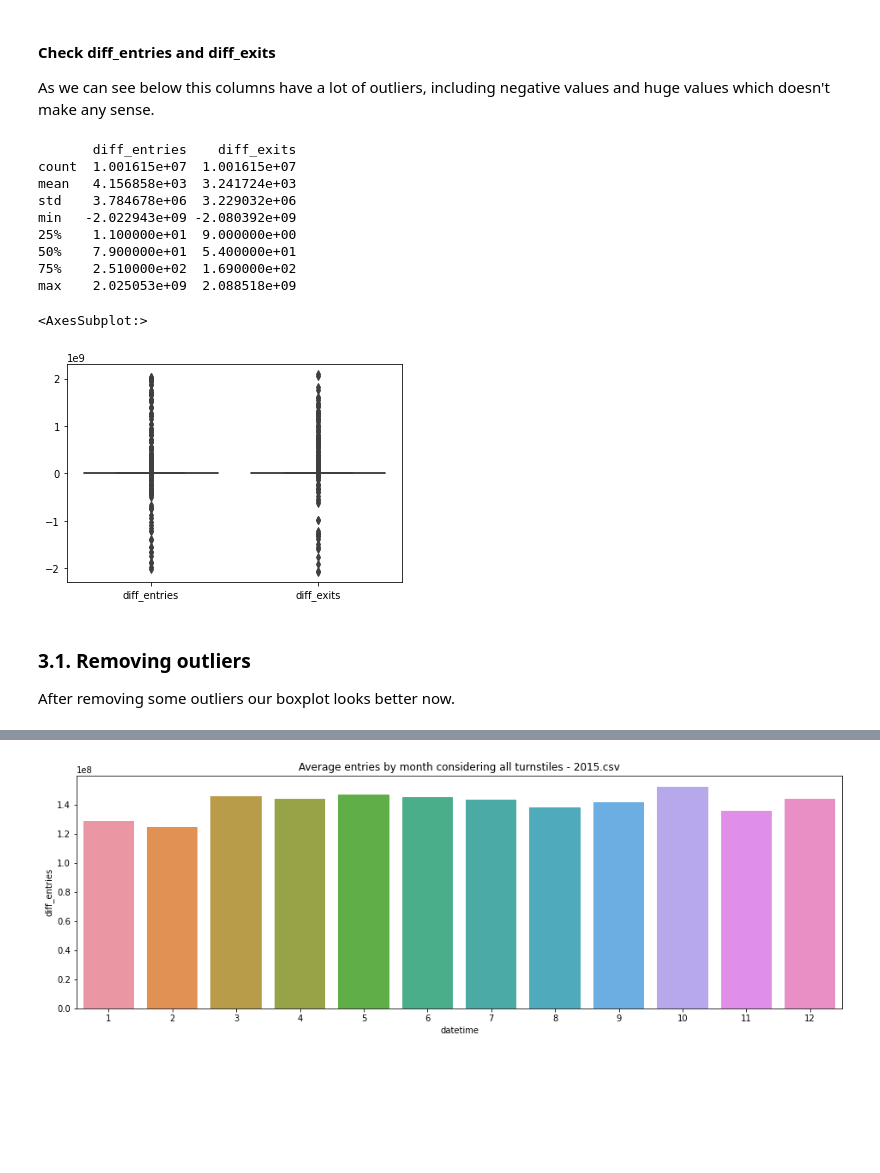
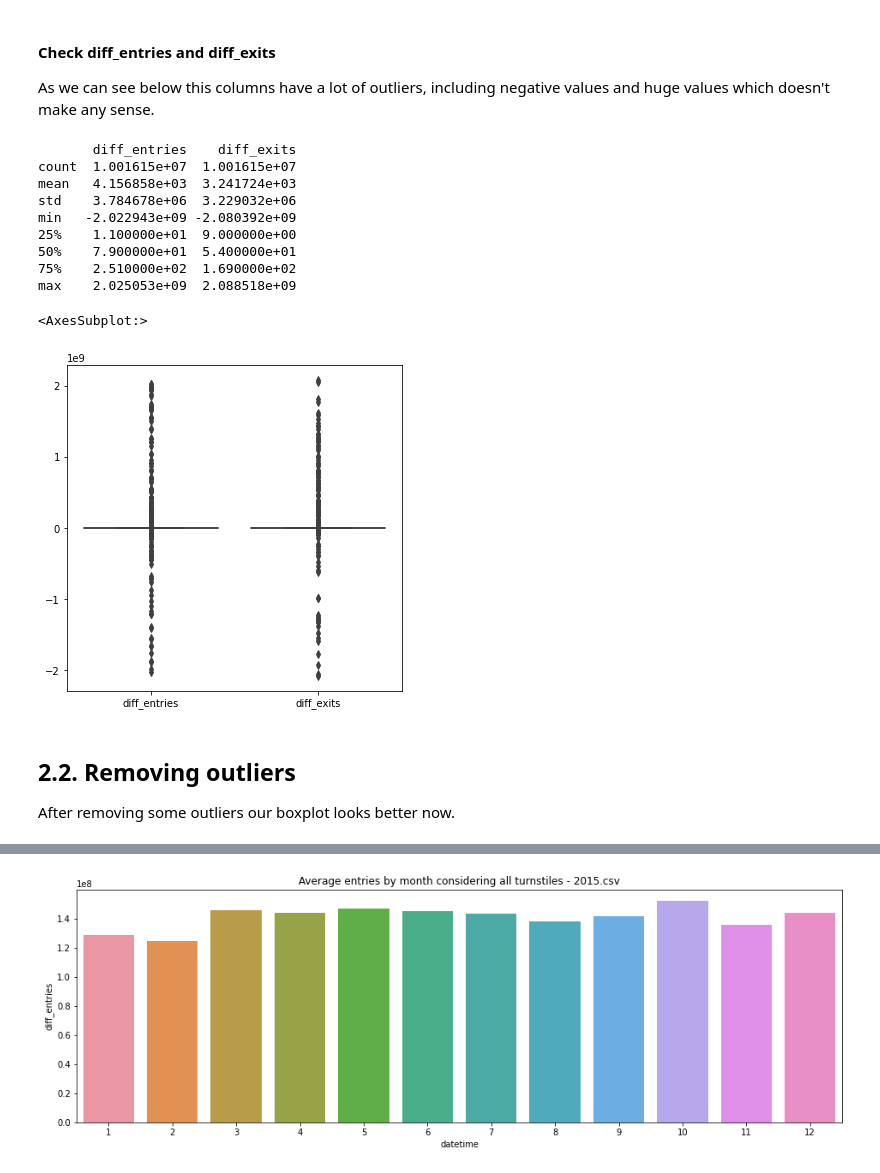
Before and after one commit to esgario/nyc-metro-forecasting, a Jupyter notebook: 1_exploratory_data_analysis.ipynb, the cells around one changed output, grey strips where cells are left out. Saved outputs shown, nothing was run; the diff lists cells and outputs as text; code cells hidden in the pictures; blank space fills up the shorter version.

```diff
--- a/1_exploratory_data_analysis.ipynb
+++ b/1_exploratory_data_analysis.ipynb
@@ -113,21 +121,22 @@ As we can see below this columns have a lot of outliers, including negative valu
 # %%
 print(df[['diff_entries', 'diff_exits']].describe())
 
+plt.figure(figsize=(6, 6))
 sns.boxplot(data=df.loc[:, ['diff_entries', 'diff_exits']])
 # %% [output]
        diff_entries    diff_exits
 count  1.001615e+07  1.001615e+07
 mean   4.156858e+03  3.241724e+03
 std    3.784678e+06  3.229032e+06
 min   -2.022943e+09 -2.080392e+09
 25%    1.100000e+01  9.000000e+00
 50%    7.900000e+01  5.400000e+01
 75%    2.510000e+02  1.690000e+02
 max    2.025053e+09  2.088518e+09
 <AxesSubplot:>
-[figure, old version]
+[figure, new version]
 # %% [markdown]
-### 3.1. Removing outliers <a class="anchor" id="removing-outliers"></a>
+## 2.2. Removing outliers <a class="anchor" id="removing-outliers"></a>
 
 After removing some outliers our boxplot looks better now.
 # %%
```
Also changed, not shown: parts of 32 cells of this notebook, 1 other file.
